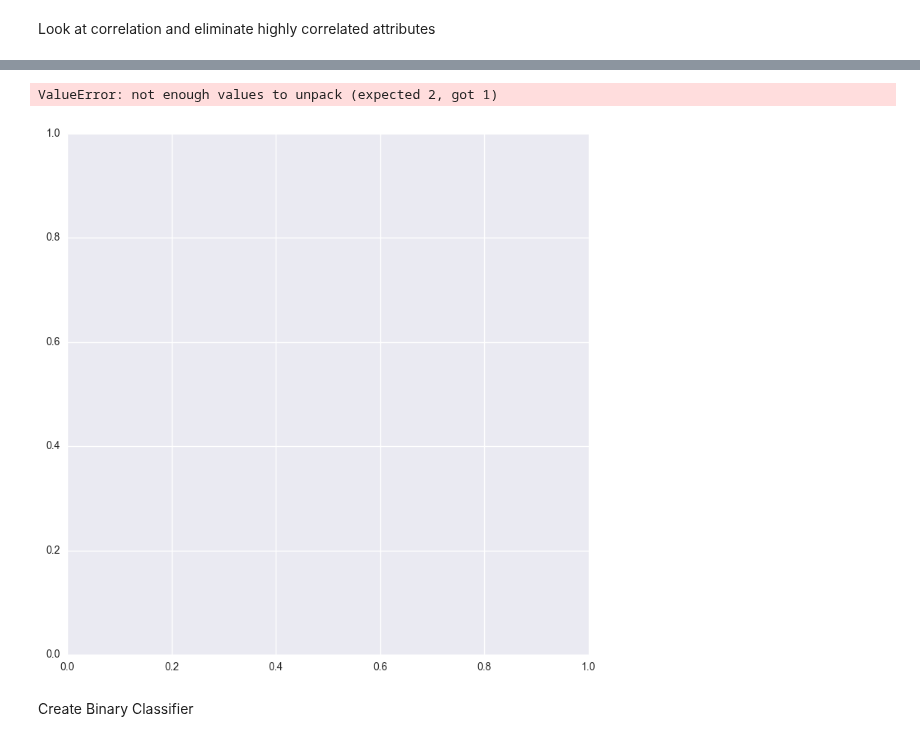
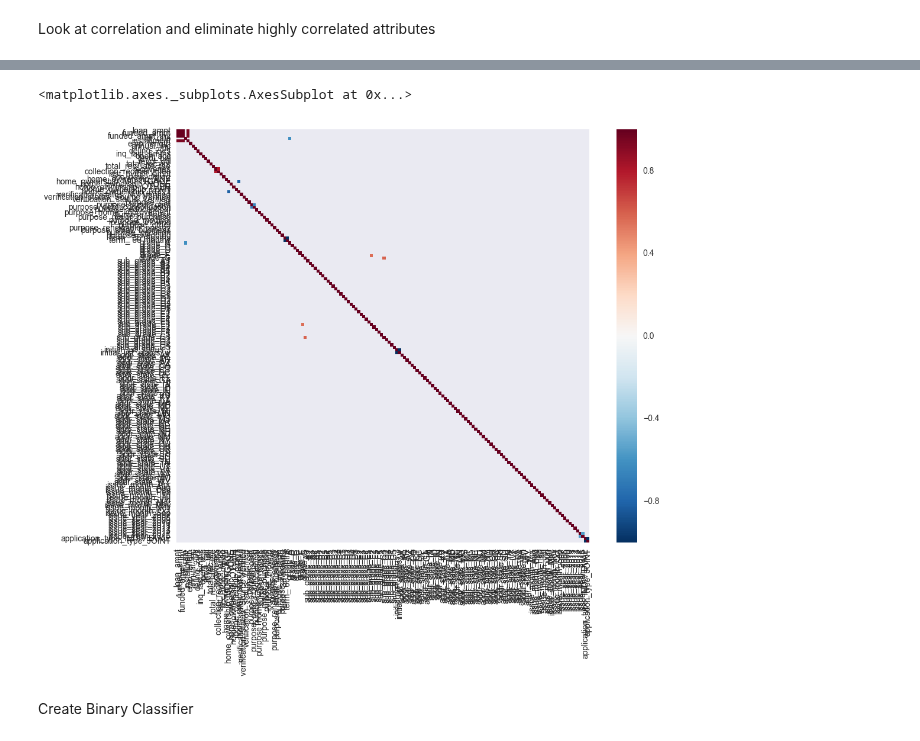
Before and after one commit to Vaultica/Projects, a Jupyter notebook: machine-learning/projects/capstone/Lending Club Capstone Project Notebook.ipynb, the cells around one changed output, grey strips where cells are left out. Saved outputs shown, nothing was run; the diff lists cells and outputs as text; code cells hidden in the pictures.

```diff
--- a/machine-learning/projects/capstone/Lending Club Capstone Project Notebook.ipynb
+++ b/machine-learning/projects/capstone/Lending Club Capstone Project Notebook.ipynb
@@ -414,12 +419,12 @@ total_rev_hi_lim         revol_bal          0.821189
 dtype: float64
 # %%
 plt.subplots(figsize=(12, 9))
-
+cor = df.corr()
 # Draw the heatmap using seaborn
 sns.heatmap(cor, vmax=.8, square=True)
 # %% [output]
-ValueError: not enough values to unpack (expected 2, got 1)
+<matplotlib.axes._subplots.AxesSubplot at 0x...>
-[figure, old version]
+[figure, new version]
 # %% [markdown]
 Create Binary Classifier
 # %%
```
Also changed, not shown: parts of 13 cells of this notebook.
